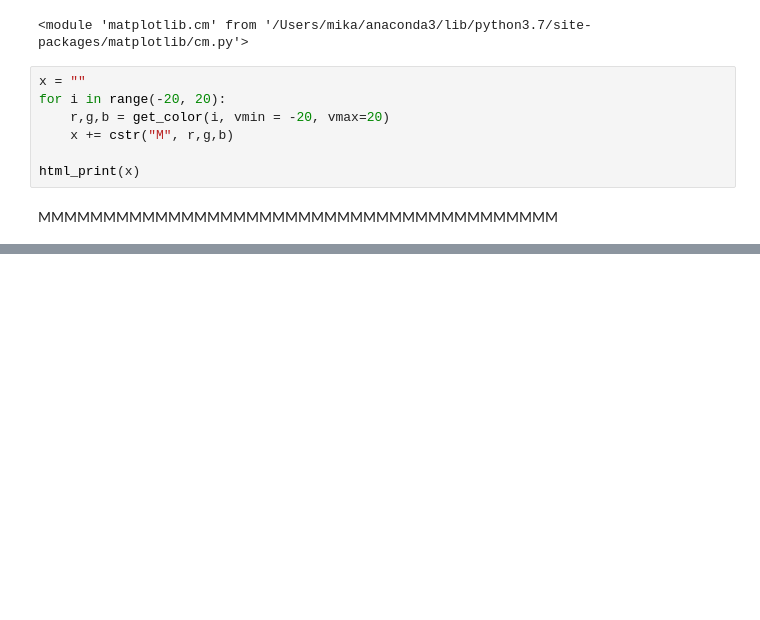
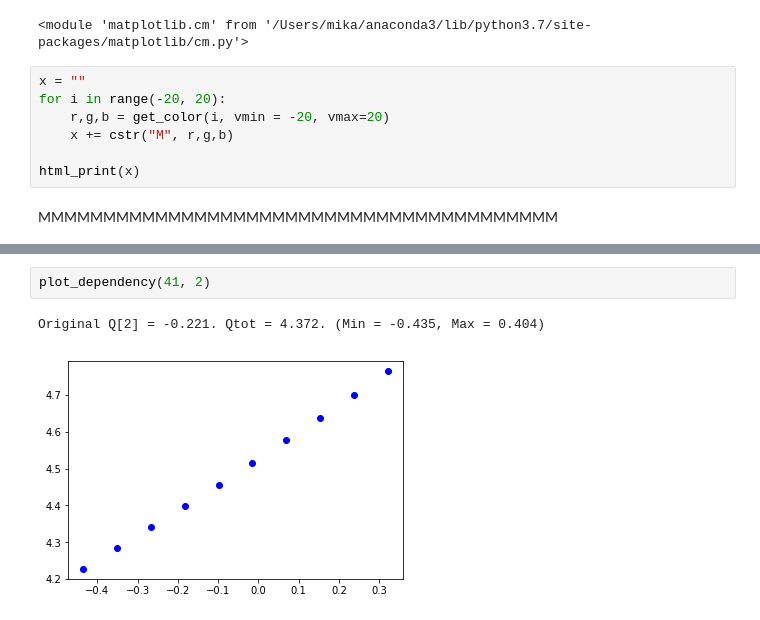
Before and after one commit to benellis3/mappo, a Jupyter notebook: exp_scripts/replays/mixing_network_analysis.ipynb, the cells around one changed output, grey strips where cells are left out. Saved outputs shown, nothing was run; the diff lists cells and outputs as text; blank space fills up the shorter version.

```diff
--- a/exp_scripts/replays/mixing_network_analysis.ipynb
+++ b/exp_scripts/replays/mixing_network_analysis.ipynb
@@ -237,0 +263,5 @@ html_print(string)
+# %%
+plot_dependency(41, 2)
+# %% [output]
+Original Q[2] = -0.221. Qtot = 4.372. (Min = -0.435, Max = 0.404)
+[figure, added]
```
Also changed, not shown: parts of 12 cells of this notebook.
